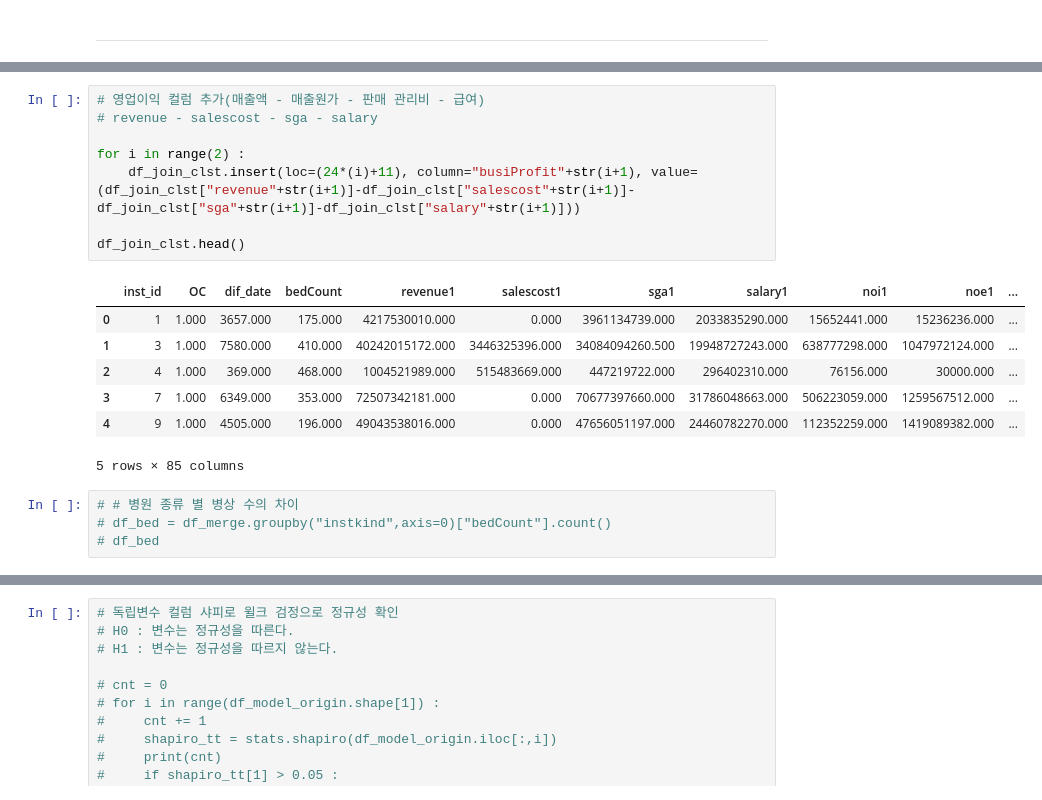
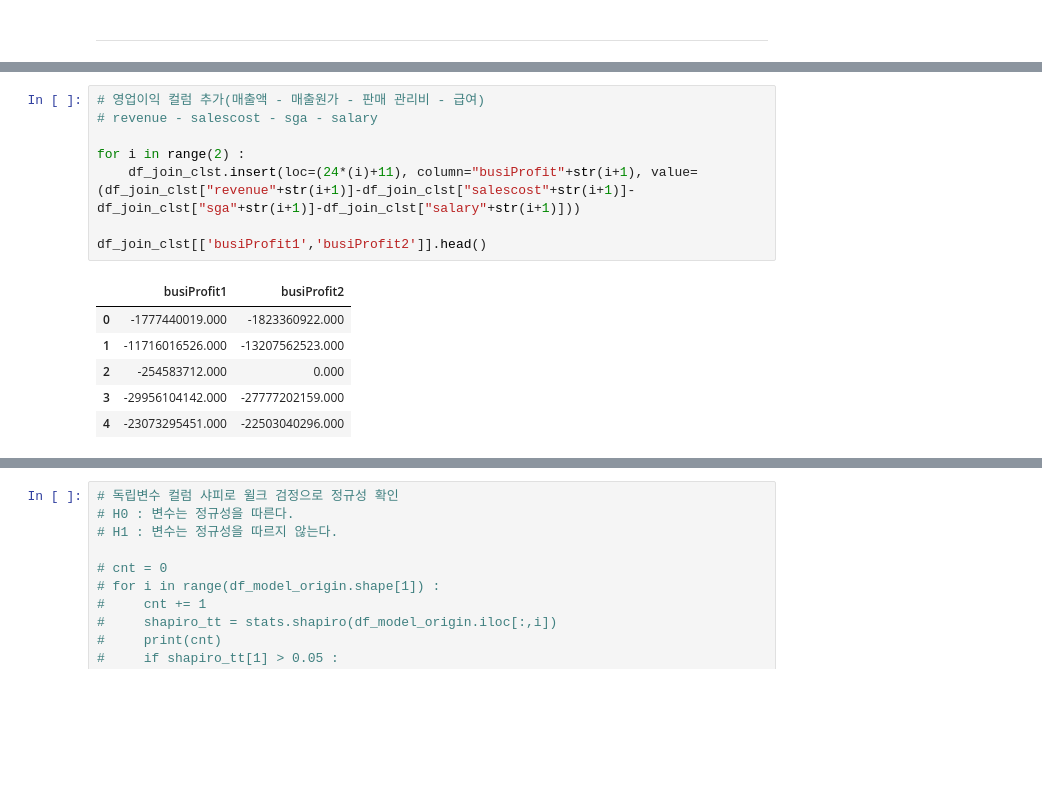
Before and after one commit to nyeokinyeoki/Gym_zalabim, a Jupyter notebook: ipynb/hospital.ipynb, the cells around one changed output, grey strips where cells are left out. Saved outputs shown, nothing was run; the diff lists cells and outputs as text; blank space fills up the shorter version.

```diff
--- a/ipynb/hospital.ipynb
+++ b/ipynb/hospital.ipynb
@@ -2791,20 +2813,15 @@ df_join_clst2 = copy.deepcopy(df_join_clst)
 # %%
 # 영업이익 컬럼 추가(매출액 - 매출원가 - 판매 관리비 - 급여)
 # revenue - salescost - sga - salary
 
 for i in range(2) :
     df_join_clst.insert(loc=(24*(i)+11), column="busiProfit"+str(i+1), value=(df_join_clst["revenue"+str(i+1)]-df_join_clst["salescost"+str(i+1)]-df_join_clst["sga"+str(i+1)]-df_join_clst["salary"+str(i+1)]))
 
-df_join_clst.head()
+df_join_clst[['busiProfit1','busiProfit2']].head()
 # %% [output]
-|  | inst_id | OC | dif_date | bedCount | revenue1 | salescost1 | sga1 | salary1 | noi1 | noe1 | ... |
-| 0 | 1 | 1.000 | 3657.000 | 175.000 | 4217530010.000 | 0.000 | 3961134739.000 | 2033835290.000 | 15652441.000 | 15236236.000 | ... |
-| 1 | 3 | 1.000 | 7580.000 | 410.000 | 40242015172.000 | 3446325396.000 | 34084094260.500 | 19948727243.000 | 638777298.000 | 1047972124.000 | ... |
-| 2 | 4 | 1.000 | 369.000 | 468.000 | 1004521989.000 | 515483669.000 | 447219722.000 | 296402310.000 | 76156.000 | 30000.000 | ... |
-| 3 | 7 | 1.000 | 6349.000 | 353.000 | 72507342181.000 | 0.000 | 70677397660.000 | 31786048663.000 | 506223059.000 | 1259567512.000 | ... |
-| 4 | 9 | 1.000 | 4505.000 | 196.000 | 49043538016.000 | 0.000 | 47656051197.000 | 24460782270.000 | 112352259.000 | 1419089382.000 | ... |
+|  | busiProfit1 | busiProfit2 |
+| 0 | -1777440019.000 | -1823360922.000 |
+| 1 | -11716016526.000 | -13207562523.000 |
+| 2 | -254583712.000 | 0.000 |
+| 3 | -29956104142.000 | -27777202159.000 |
+| 4 | -23073295451.000 | -22503040296.000 |
-5 rows × 85 columns
-# %%
-# # 병원 종류 별 병상 수의 차이
-# df_bed = df_merge.groupby("instkind",axis=0)["bedCount"].count()
-# df_bed
```
Also changed, not shown: parts of 30 cells of this notebook.
